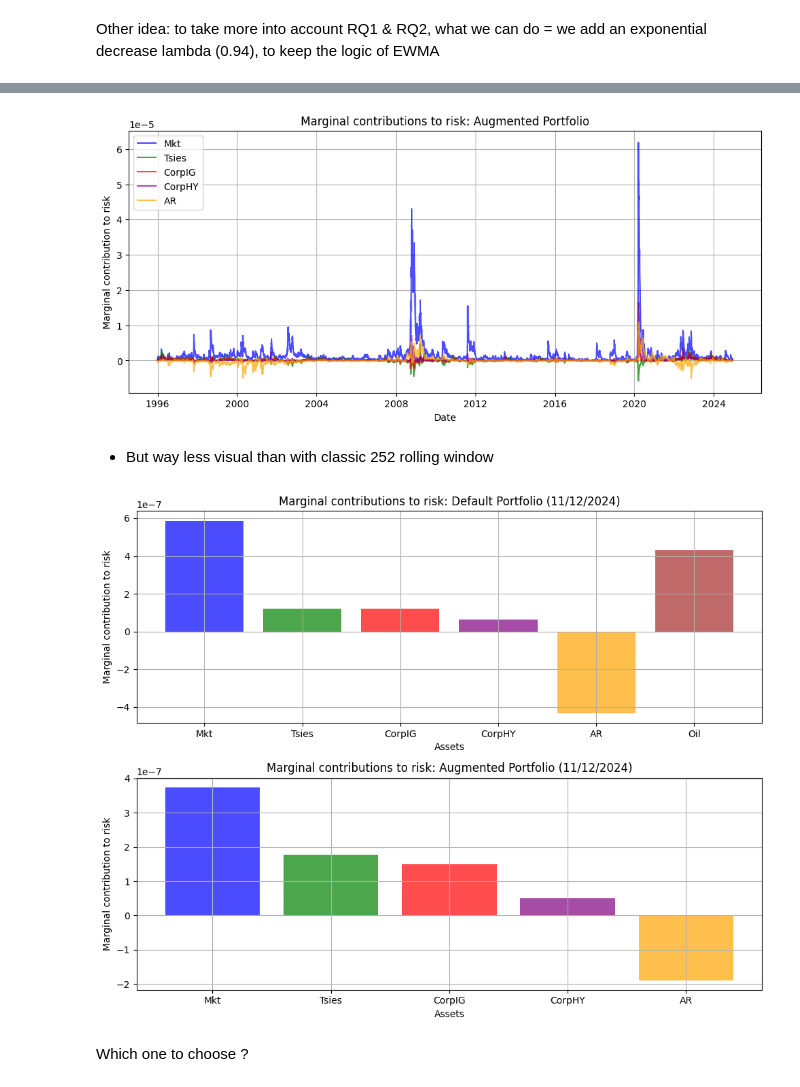
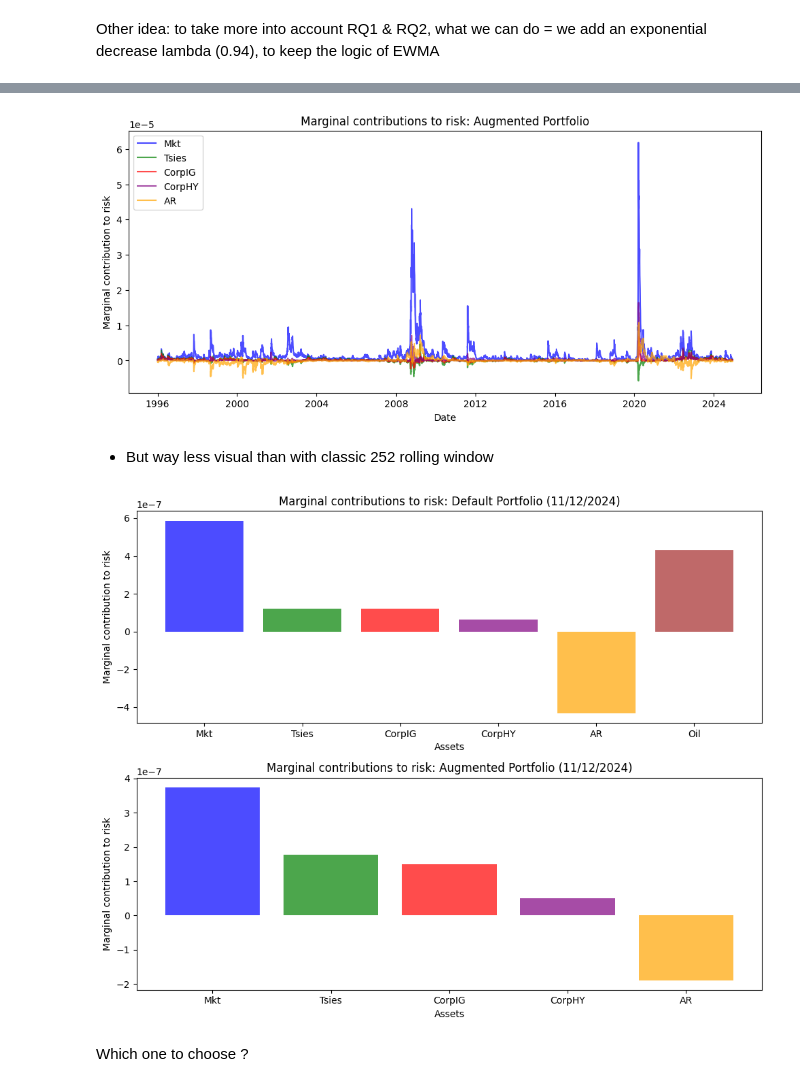
Before and after one commit to edoardonicoletti/Risk_measurament, a Jupyter notebook: Copie_de_Risk_Measurament_project_(1) (2).ipynb, the cells around one changed output, grey strips where cells are left out. Cells and saved outputs as stored; diff of their text form; code cells hidden in the pictures.

```diff
--- a/Copie_de_Risk_Measurament_project_(1) (2).ipynb
+++ b/Copie_de_Risk_Measurament_project_(1) (2).ipynb
@@ -1113,37 +1119,37 @@ plt.xlabel('Date')
 plt.ylabel('Marginal contribution to risk')
 plt.title('Marginal contributions to risk: Augmented Portfolio')
 plt.legend(loc='upper left')
-plt.grid(True)
+plt.grid(False)
 plt.show()
 # %% [output]
-[figure, old version]
+[figure, new version]
 # %% [markdown]
 - But way less visual than with classic 252 rolling window
 # %%
 # And only for 2024-12-11 with the lambda
 date_target = pd.to_datetime('2024-12-11')
 marginal_contrib_default_11dec = marginal_contrib_default_df.loc[date_target]
 marginal_contrib_augmented_11dec = marginal_contrib_augmented_no_oil_df.loc[date_target]
 
 fig, axes = plt.subplots(2, 1, figsize=(10, 8))
 axes[0].bar(marginal_contrib_default_11dec.index, marginal_contrib_default_11dec,
             color=colors1[:len(marginal_contrib_default_11dec)], alpha=0.7)
 axes[0].set_xlabel('Assets')
 axes[0].set_ylabel('Marginal contribution to risk')
 axes[0].set_title('Marginal contributions to risk: Default Portfolio (11/12/2024)')
-axes[0].grid(True)
+axes[0].grid(False)
 
 axes[1].bar(marginal_contrib_augmented_11dec.index, marginal_contrib_augmented_11dec,
             color=colors1[:len(marginal_contrib_augmented_11dec)], alpha=0.7)
 axes[1].set_xlabel('Assets')
 axes[1].set_ylabel('Marginal contribution to risk')
 axes[1].set_title('Marginal contributions to risk: Augmented Portfolio (11/12/2024)')
-axes[1].grid(True)
+axes[1].grid(False)
 
 plt.tight_layout()
 plt.show()
 # %% [output]
-[figure, old version]
+[figure, new version]
 # %% [markdown]
 Which one to choose ?
 # %% [markdown]
```
Also changed, not shown: parts of 31 cells of this notebook.
